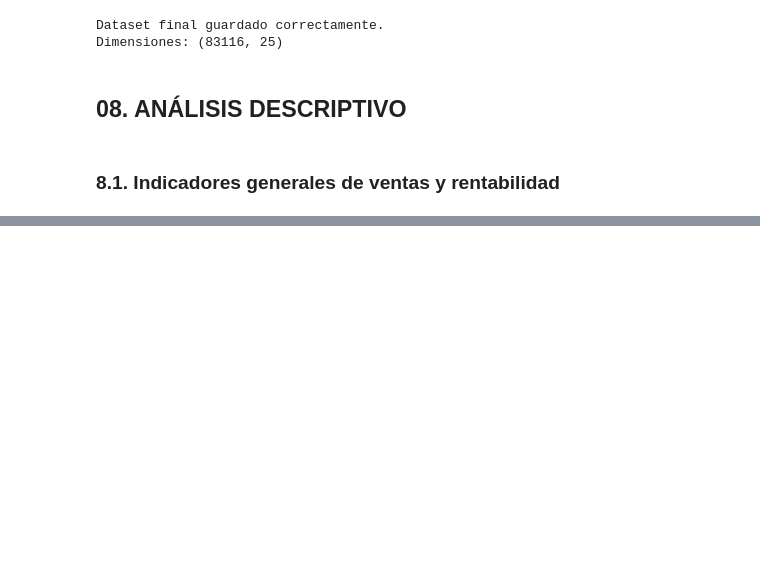
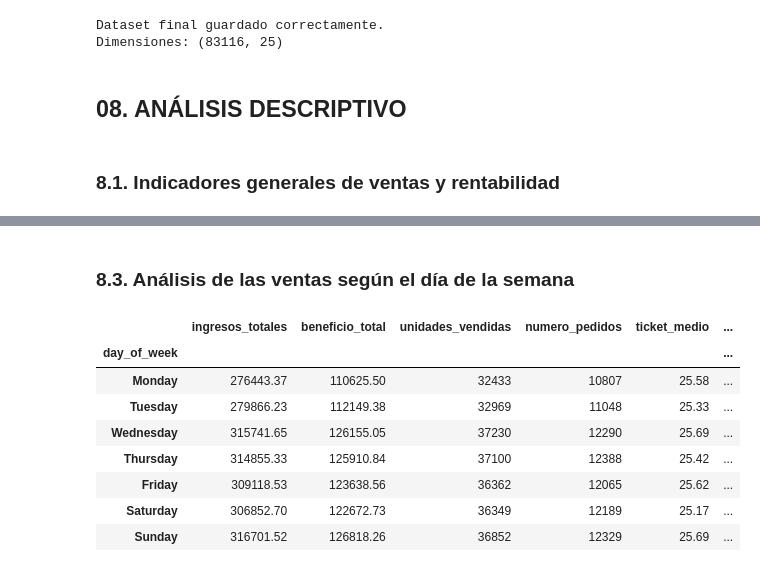
Before and after one commit to SofiaConsoli/Proyecto_Final_Data_and_Analytics, a Jupyter notebook: notebooks/proyecto_final_EDA_python.ipynb, the cells around one changed output, grey strips where cells are left out. Cells and saved outputs as stored; diff of their text form; code cells hidden in the pictures; blank space fills up the shorter version.

```diff
--- a/notebooks/proyecto_final_EDA_python.ipynb
+++ b/notebooks/proyecto_final_EDA_python.ipynb
@@ -564,0 +603,41 @@ print(f"Margen de beneficio global: {margen_global:.2f}%")
+# %% [markdown]
+### 8.3. Análisis de las ventas según el día de la semana
+# %%
+# Análisis de ventas según el día de la semana
+
+orden_dias = [
+    "Monday", "Tuesday", "Wednesday", "Thursday",
+    "Friday", "Saturday", "Sunday"
+]
+
+analisis_dias = eda_df.groupby("day_of_week").agg(
+    ingresos_totales=("revenue", "sum"),
+    beneficio_total=("profit", "sum"),
+    unidades_vendidas=("quantity", "sum"),
+    numero_pedidos=("order_id", "nunique")
+)
+
+analisis_dias["ticket_medio"] = (
+    analisis_dias["ingresos_totales"]
+    / analisis_dias["numero_pedidos"]
+)
+
+analisis_dias["margen_global_pct"] = (
+    analisis_dias["beneficio_total"]
+    / analisis_dias["ingresos_totales"]
+    * 100
+)
+
+analisis_dias = analisis_dias.reindex(orden_dias)
+
+display(analisis_dias.round(2))
+# %% [output]
+|  | ingresos_totales | beneficio_total | unidades_vendidas | numero_pedidos | ticket_medio | ... |
+| day_of_week |  |  |  |  |  | ... |
+| Monday | 276443.37 | 110625.50 | 32433 | 10807 | 25.58 | ... |
+| Tuesday | 279866.23 | 112149.38 | 32969 | 11048 | 25.33 | ... |
+| Wednesday | 315741.65 | 126155.05 | 37230 | 12290 | 25.69 | ... |
+| Thursday | 314855.33 | 125910.84 | 37100 | 12388 | 25.42 | ... |
+| Friday | 309118.53 | 123638.56 | 36362 | 12065 | 25.62 | ... |
+| Saturday | 306852.70 | 122672.73 | 36349 | 12189 | 25.17 | ... |
+| Sunday | 316701.52 | 126818.26 | 36852 | 12329 | 25.69 | ... |
```
Also changed, not shown: parts of 3 cells of this notebook.
